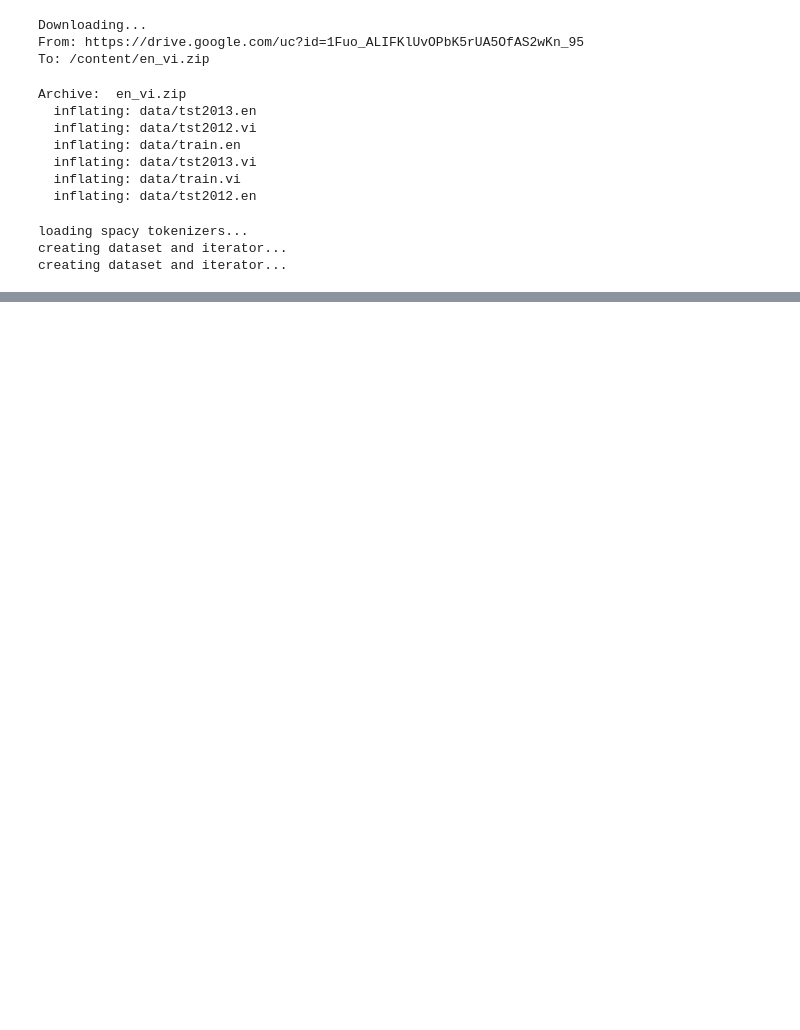
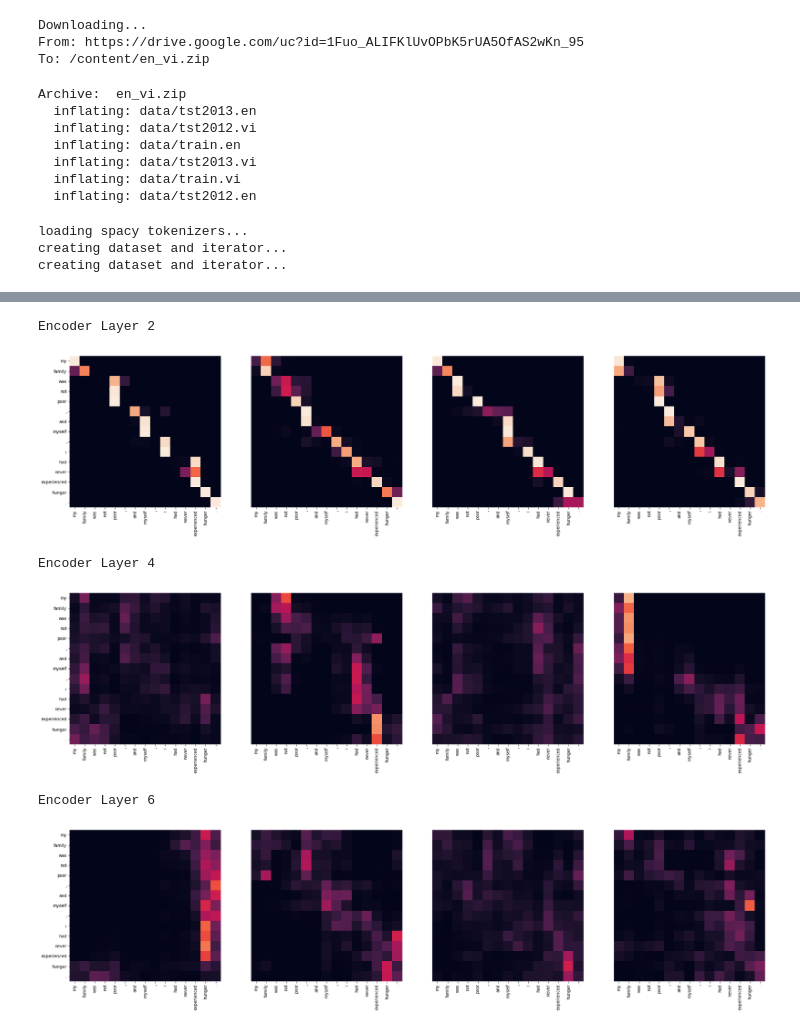
Before and after one commit to pbcquoc/transformer, a Jupyter notebook: transformer.ipynb, the cells around one changed output, grey strips where cells are left out. Drawn from its saved outputs; the diff is of its cells as text; code cells hidden in the pictures; blank space fills up the shorter version.

```diff
--- a/transformer.ipynb
+++ b/transformer.ipynb
@@ -205,13 +204,14 @@ class MultiHeadAttention(nn.Module):
         self.d_model = d_model
         self.d_k = d_model//heads
         self.h = heads
+        self.attn = None
 
         # tạo ra 3 ma trận trọng số là q_linear, k_linear, v_linear như hình trên
         self.q_linear = nn.Linear(d_model, d_model)
         self.k_linear = nn.Linear(d_model, d_model)
         self.v_linear = nn.Linear(d_model, d_model)
 
-        self.dropout = dropout
+        self.dropout = nn.Dropout(dropout)
         self.out = nn.Linear(d_model, d_model)
 
     def forward(self, q, k, v, mask=None):
@@ -234,11 +234,11 @@ class MultiHeadAttention(nn.Module):
         v = v.transpose(1, 2)
 
         # tính attention score
-        scores = attention(q, k, v, mask, self.dropout)
+        scores, self.attn = attention(q, k, v, mask, self.dropout)
 
         concat = scores.transpose(1, 2).contiguous().view(bs, -1, self.d_model)
 
         output = self.out(concat)
         return output
 
-MultiHeadAttention(8, 512)(torch.rand(32, 30, 512), torch.rand(32, 30, 512), torch.rand(32, 30, 512)).shape
+# MultiHeadAttention(8, 512)(torch.rand(32, 30, 512), torch.rand(32, 30, 512), torch.rand(32, 30, 512)).shape
@@ -807,11 +867,11 @@ class ScheduledOptim():
 opt = {
     'train_src_data':'./data/train.en',
     'train_trg_data':'./data/train.vi',
-    'valid_src_data':'./data/tst2012.en',
-    'valid_trg_data':'./data/tst2012.vi',
+    'valid_src_data':'./data/tst2013.en',
+    'valid_trg_data':'./data/tst2013.vi',
     'src_lang':'en',
     'trg_lang':'en',#'vi_spacy_model',
-    'max_strlen':80,
+    'max_strlen':160,
     'batchsize':1500,
     'device':'cuda',
     'd_model': 512,
@@ -819,8 +879,8 @@ opt = {
     'heads': 8,
     'dropout': 0.1,
     'lr':0.0001,
-    'epochs':40,
-    'printevery': 100,
+    'epochs':30,
+    'printevery': 200,
     'k':5,
 }
 # %%
@@ -901,0 +973,4 @@ translate_sentence(sentence, model, SRC, TRG, opt['device'], opt['k'], opt['max_
+# %%
+sentence='My family was not poor , and myself , I had never experienced hunger .'
+trans_sent = translate_sentence(sentence, model, SRC, TRG, opt['device'], opt['k'], opt['max_strlen'])
+trans_sent
@@ -901,0 +986,8 @@ translate_sentence(sentence, model, SRC, TRG, opt['device'], opt['k'], opt['max_
+# %%
+import seaborn
+import matplotlib.pyplot as plt
+
+def draw(data, x, y, ax):
+    seaborn.heatmap(data,
+                    xticklabels=x, square=True, yticklabels=y, vmin=0.0, vmax=1.0,
+                    cbar=False, ax=ax, annot=False)
@@ -901,0 +997,17 @@ translate_sentence(sentence, model, SRC, TRG, opt['device'], opt['k'], opt['max_
+# %%
+sent = SRC.preprocess(sentence)
+
+for layer in range(1, 6, 2):
+    fig, axs = plt.subplots(1,4, figsize=(30, 15))
+    print("Encoder Layer", layer+1)
+    for h in range(4):
+        draw(model.encoder.layers[layer].attn.attn[0, h].data.cpu(),
+            sent, sent if h ==0 else [], ax=axs[h])
+    plt.show()
+# %% [output]
+Encoder Layer 2
+[figure, added]
+Encoder Layer 4
+[figure, added]
+Encoder Layer 6
+[figure, added]
```
Also changed, not shown: parts of 39 cells of this notebook.
